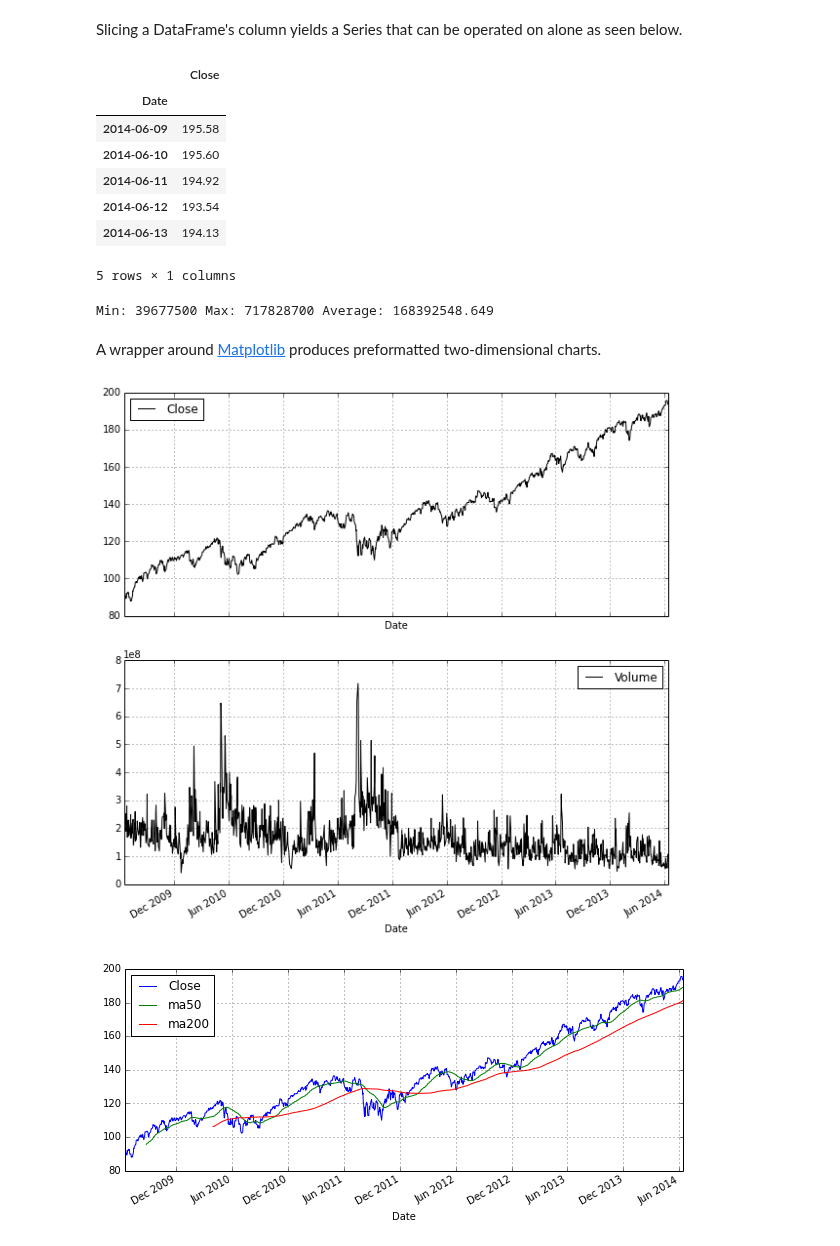
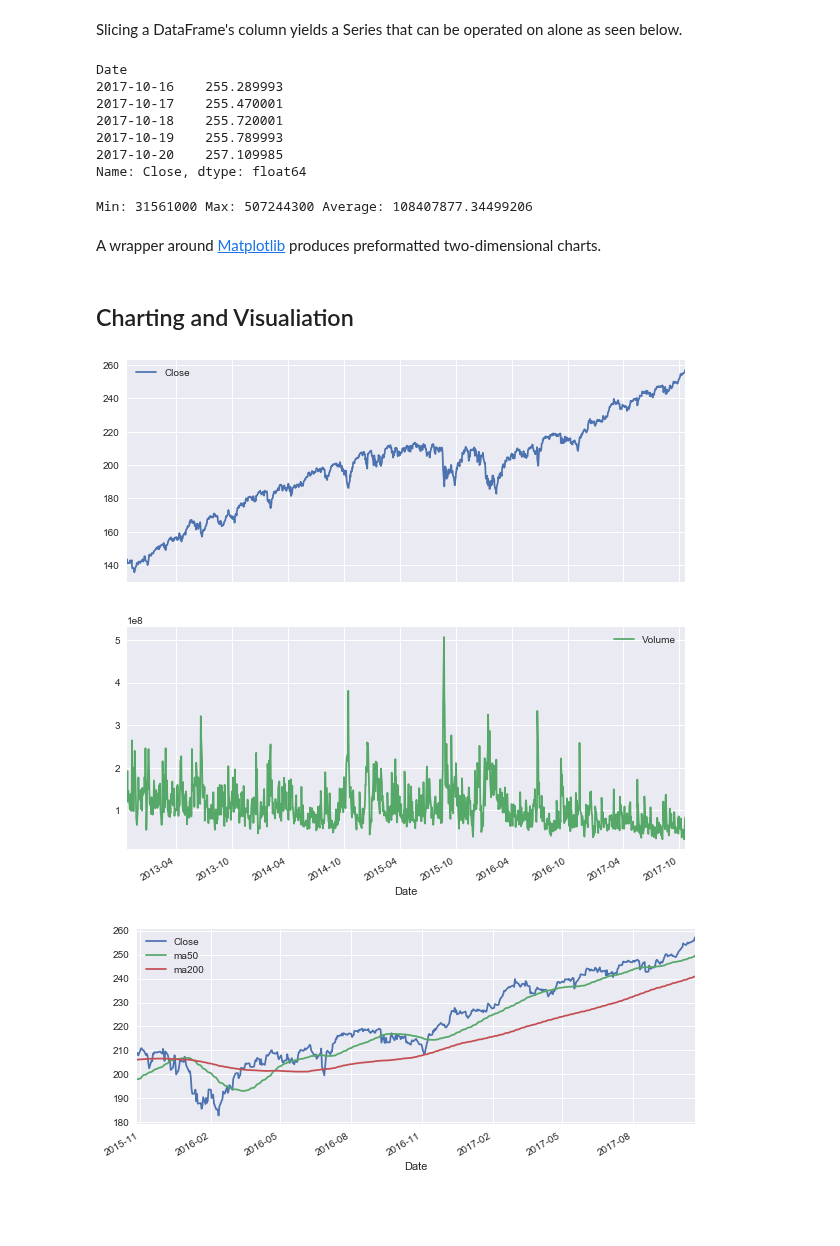
Before and after one commit to degiere/python-finance-notebooks, a Jupyter notebook: python-financial-market-data-visualization.ipynb, the cells around one changed output. Drawn from its saved outputs; the diff is of its cells as text; code cells hidden in the pictures; blank space fills up the shorter version.

Commit message:
update intro notebook for financial market data

```diff
--- a/python-financial-market-data-visualization.ipynb
+++ b/python-financial-market-data-visualization.ipynb
@@ -7,11 +14,11 @@ Python is an excellent language for working with financial data. Python syntax i
 # %%
-# download free end of day historical stock data from Yahoo finance using Pandas
-import pandas.io.data as web
+# Download free end of day historical stock data
+# Use pandas-datareader and Yahoo finance
 from datetime import datetime
+import pandas_datareader as pdr
 
 end = datetime.now()
 start = datetime(end.year - 5, end.month, end.day)
-df = web.DataReader("SPY", 'yahoo', start, end)
-
-print df.tail()
+df = pdr.get_data_yahoo('SPY', start, end)
+df.tail()
 # %% [output]
@@ -44,37 +48,44 @@ df.describe()
 Slicing a DataFrame's column yields a Series that can be operated on alone as seen below.
 # %%
 # Closing price for most recent 5 trading days
-df[['Close']].tail()
+df['Close'].tail()
 # %% [output]
-|  | Close |
-| Date |  |
-| 2014-06-09 | 195.58 |
-| 2014-06-10 | 195.60 |
-| 2014-06-11 | 194.92 |
-| 2014-06-12 | 193.54 |
-| 2014-06-13 | 194.13 |
-5 rows × 1 columns
+Date
+2017-10-16    255.289993
+2017-10-17    255.470001
+2017-10-18    255.720001
+2017-10-19    255.789993
+2017-10-20    257.109985
+Name: Close, dtype: float64
 # %%
 # volume statistics
-vol = df[['Volume']]
-print "Min: %s Max: %s Average: %s" % (vol.min().values[0], vol.max().values[0], vol.mean().values[0])
+vol = df['Volume']
+print("Min: %s Max: %s Average: %s" % (vol.min(), vol.max(), vol.mean()))
 # %% [output]
-Min: 39677500 Max: 717828700 Average: 168392548.649
+Min: 31561000 Max: 507244300 Average: 108407877.34499206
 # %% [markdown]
 A wrapper around [Matplotlib](http://matplotlib.org/) produces preformatted two-dimensional charts.
+# %% [markdown]
+## Charting and Visualiation
 # %%
+%matplotlib inline
+
+import seaborn as sns
+import matplotlib.pyplot as plt
+
 # plot the historical closing prices and volume using matplotlib
 plots = df[['Close', 'Volume']].plot(subplots=True, figsize=(10, 10))
 plt.show()
 # %% [output]
-[figure, old version]
+[figure, new version]
 # %%
 # chart a basic 50 period moving average of the closing price
 import pandas as pd
-df['ma50'] = pd.rolling_mean(df['Close'], 50)
-df['ma200'] = pd.rolling_mean(df['Close'], 200)
-plots = df[['Close', 'ma50', 'ma200']].plot(subplots=False, figsize=(10, 4))
+df['ma50'] = df.Close.rolling(window=50).mean()
+df['ma200'] = df.Close.rolling(window=200).mean()
+data = df[['Close', 'ma50', 'ma200']][-500:]
+plots = data.plot(subplots=False,figsize=(10, 4))
 plt.show()
 # %% [output]
-[figure, old version]
+[figure, new version]
 # %% [markdown]
```
Also changed, not shown: parts of 7 cells of this notebook, 3 other files.
